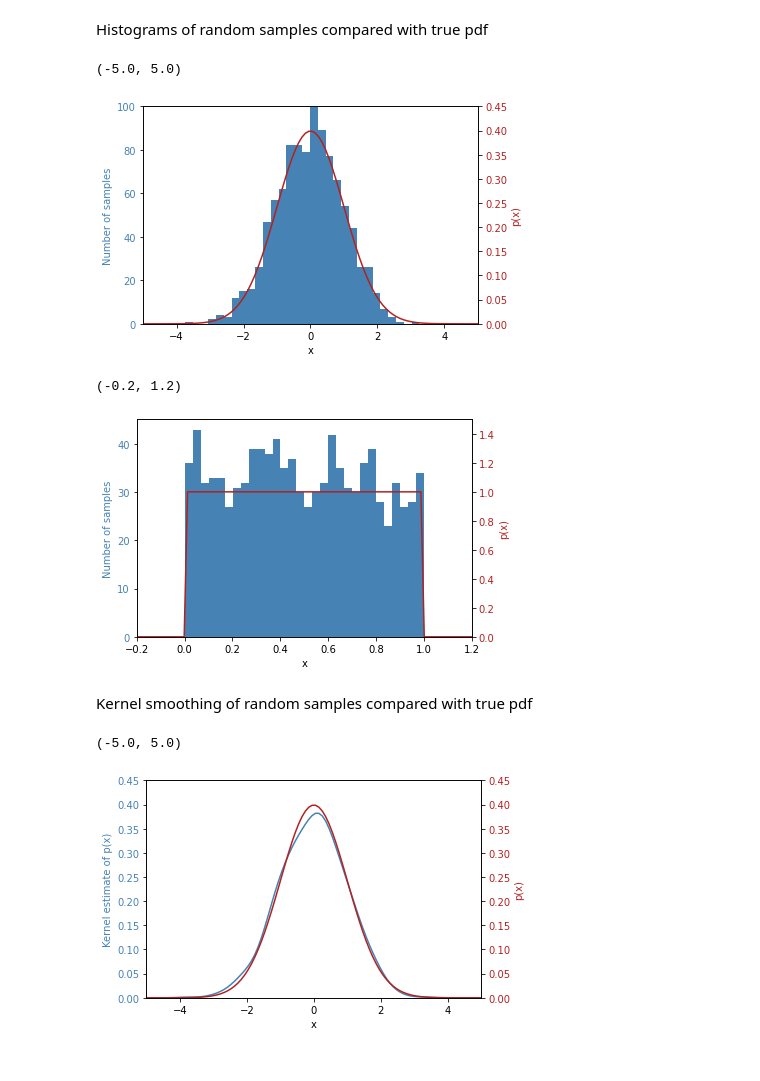
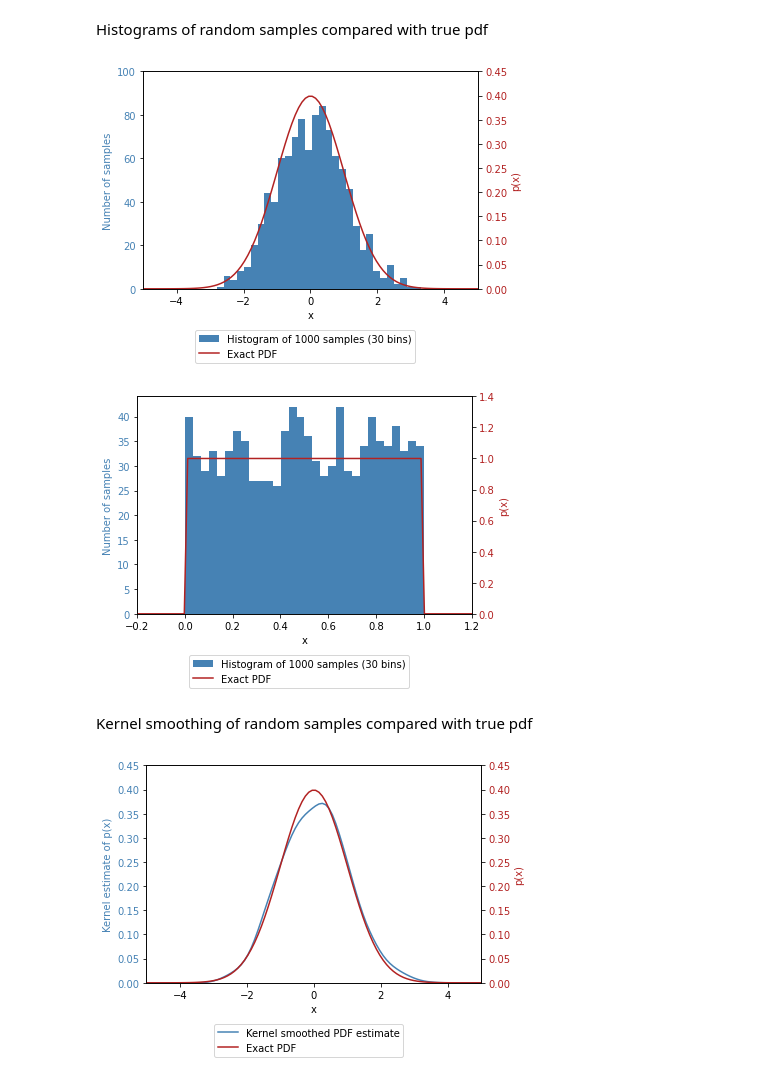
Before and after one commit to theo-brown/3f3-lab, a Jupyter notebook: Lab.ipynb, the cells around one changed output. Cells and saved outputs as stored; diff of their text form; code cells hidden in the pictures.

Commit message:
Add report; export figures

```diff
--- a/Lab.ipynb
+++ b/Lab.ipynb
@@ -28,42 +28,48 @@ Histograms of random samples compared with true pdf
 # %%
 fig, ax1 = plt.subplots()
 
-ax1.hist(X_gaussian[:1000], bins=30, color=ax1_color)
+ax1.hist(X_gaussian[:1000], bins=30, color=ax1_color, label='Histogram of 1000 samples (30 bins)')
 ax1.set_xlabel('x')
 ax1.set_ylabel('Number of samples', color=ax1_color)
 ax1.tick_params(axis='y', labelcolor=ax1_color)
 ax1.set_ylim(0, 100)
 
 
 ax2 = ax1.twinx()
 x = np.linspace(-5, 5, 100)
-ax2.plot(x, gaussian_pdf(x), color=ax2_color)
+ax2.plot(x, gaussian_pdf(x), color=ax2_color, label='Exact PDF')
 ax2.set_ylabel('p(x)', color=ax2_color)
 ax2.tick_params(axis='y', labelcolor=ax2_color)
 ax2.set_ylim(0, 0.45)
 ax2.set_xlim(-5, 5)
+
+fig.legend(loc='upper center', bbox_to_anchor=(0.5, 0))
+
+plt.savefig('figures/gaussian_histogram_and_pdf.png', bbox_inches='tight')
 # %% [output]
-(-5.0, 5.0)
-[figure, old version]
+[figure, new version]
 # %%
 fig, ax1 = plt.subplots()
 
 x = np.linspace(-0.2, 1.2, 100)
 
-ax1.hist(X_uniform[:1000], bins=30, color=ax1_color)
+ax1.hist(X_uniform[:1000], bins=30, color=ax1_color, label='Histogram of 1000 samples (30 bins)')
 ax1.set_xlabel('x')
 ax1.set_ylabel('Number of samples', color=ax1_color)
 ax1.tick_params(axis='y', labelcolor=ax1_color)
 
 ax2 = ax1.twinx()
-ax2.plot(x, uniform_pdf(x), color=ax2_color)
+ax2.plot(x, uniform_pdf(x), color=ax2_color, label='Exact PDF')
 ax2.set_ylabel('p(x)', color=ax2_color)
 ax2.tick_params(axis='y', labelcolor=ax2_color)
-ax2.set_ylim(0, 1.5)
+ax2.set_ylim(0, 1.4)
 ax2.set_xlim(-0.2, 1.2)
+
+fig.legend(loc='upper center', bbox_to_anchor=(0.5, 0))
+
+plt.savefig('figures/uniform_histogram_and_pdf.png', bbox_inches='tight')
 # %% [output]
-(-0.2, 1.2)
-[figure, old version]
+[figure, new version]
 # %% [markdown]
 Kernel smoothing of random samples compared with true pdf
 # %%
@@ -71,21 +77,23 @@ fig, ax1 = plt.subplots()
 
 x = np.linspace(-5, 5, 100)
 
-ax1.plot(x, kernel_smoothed_density(x, X_gaussian[:1000]), color=ax1_color)
+ax1.plot(x, kernel_smoothed_density(x, X_gaussian[:1000]), color=ax1_color, label='Kernel smoothed PDF estimate')
 ax1.set_xlabel('x')
 ax1.set_ylabel('Kernel estimate of p(x)', color=ax1_color)
 ax1.tick_params(axis='y', labelcolor=ax1_color)
 ax1.set_ylim(0, 0.45)
 
 ax2 = ax1.twinx()
-ax2.plot(x, gaussian_pdf(x), color=ax2_color)
+ax2.plot(x, gaussian_pdf(x), color=ax2_color, label='Exact PDF')
 ax2.set_ylabel('p(x)', color=ax2_color)
 ax2.tick_params(axis='y', labelcolor=ax2_color)
 ax2.set_ylim(0, 0.45)
 ax2.set_xlim(-5, 5)
+
+fig.legend(loc='upper center', bbox_to_anchor=(0.5, 0))
+plt.savefig('figures/gaussian_kernel_smoothed.png', bbox_inches='tight')
 # %% [output]
-(-5.0, 5.0)
-[figure, old version]
+[figure, new version]
 # %%
 fig, ax1 = plt.subplots()
 
```
Also changed, not shown: parts of 2 cells of this notebook, 10 other files.
